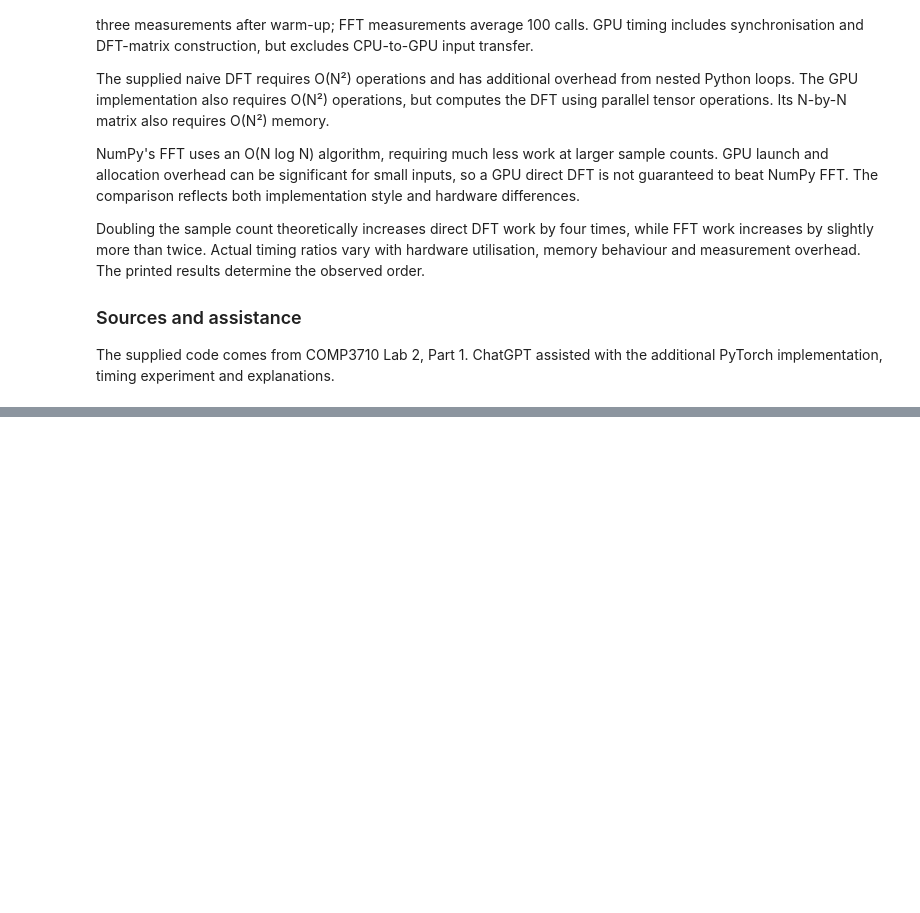
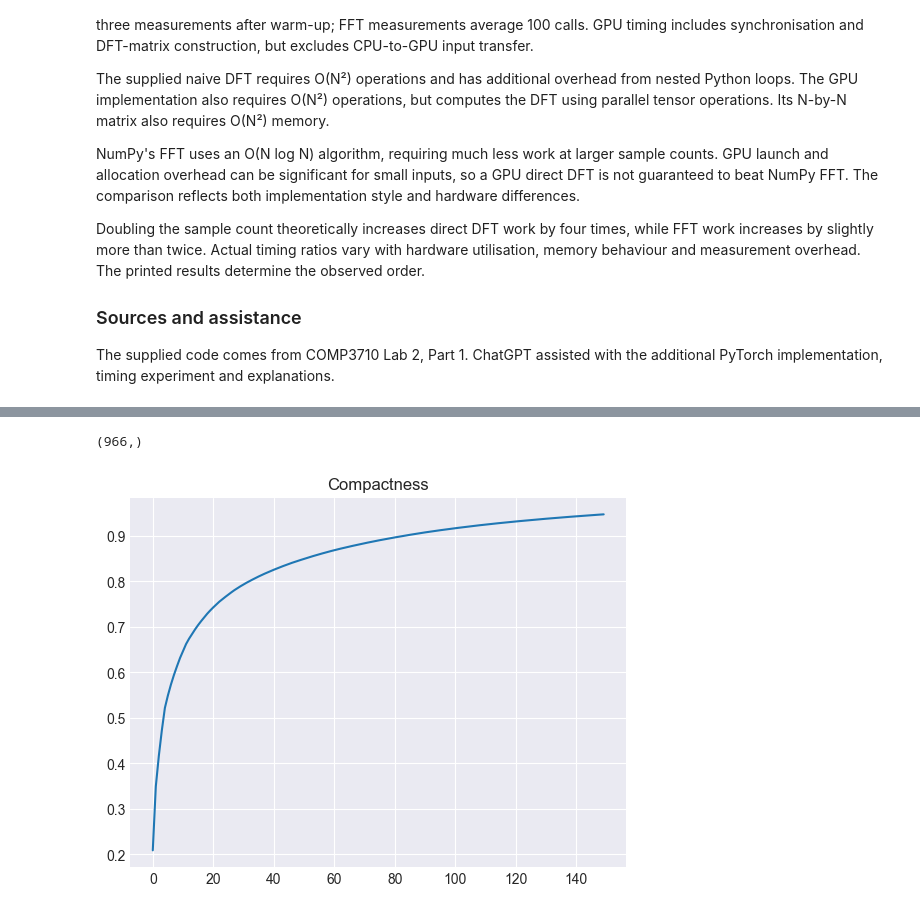
Before and after one commit to izzydharma/comp3710_lab2, a Jupyter notebook: lab2.ipynb, the cells around one changed output, grey strips where cells are left out. Saved outputs shown, nothing was run; the diff lists cells and outputs as text; code cells hidden in the pictures; blank space fills up the shorter version.

```diff
--- a/lab2.ipynb
+++ b/lab2.ipynb
@@ -415,0 +421,8 @@ the additional PyTorch implementation, timing experiment and explanations.
+# %%
+from sklearn.datasets import fetch_lfw_people
+from sklearn.model_selection import train_test_split
+from sklearn.metrics import classification_report
+import numpy as np
+
+# Download the data, if not already on disk and load it as numpy arrays
+lfw_people = fetch_lfw_people(min_faces_per_person=70, resize=0.4)
@@ -415,0 +507,14 @@ the additional PyTorch implementation, timing experiment and explanations.
+# %%
+explained_variance = (S ** 2) / (n_samples - 1)
+total_var = explained_variance.sum()
+explained_variance_ratio = explained_variance / total_var
+ratio_cumsum = np.cumsum(explained_variance_ratio)
+print(ratio_cumsum.shape)
+
+eigenvalueCount = np.arange(n_components)
+plt.plot(eigenvalueCount, ratio_cumsum[:n_components])
+plt.title('Compactness')
+plt.show()
+# %% [output]
+(966,)
+[figure, added]
```
Also changed, not shown: parts of 15 cells of this notebook.
